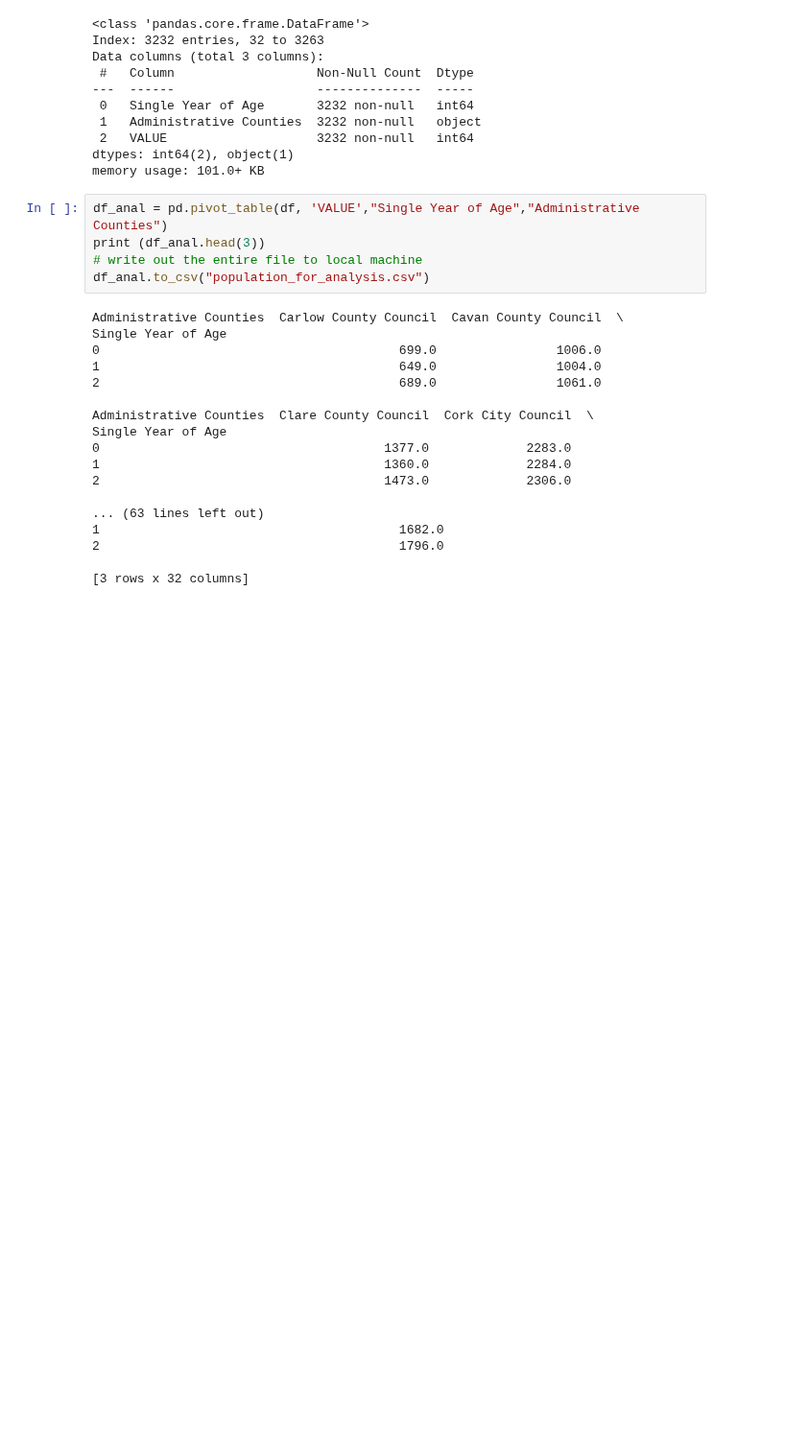
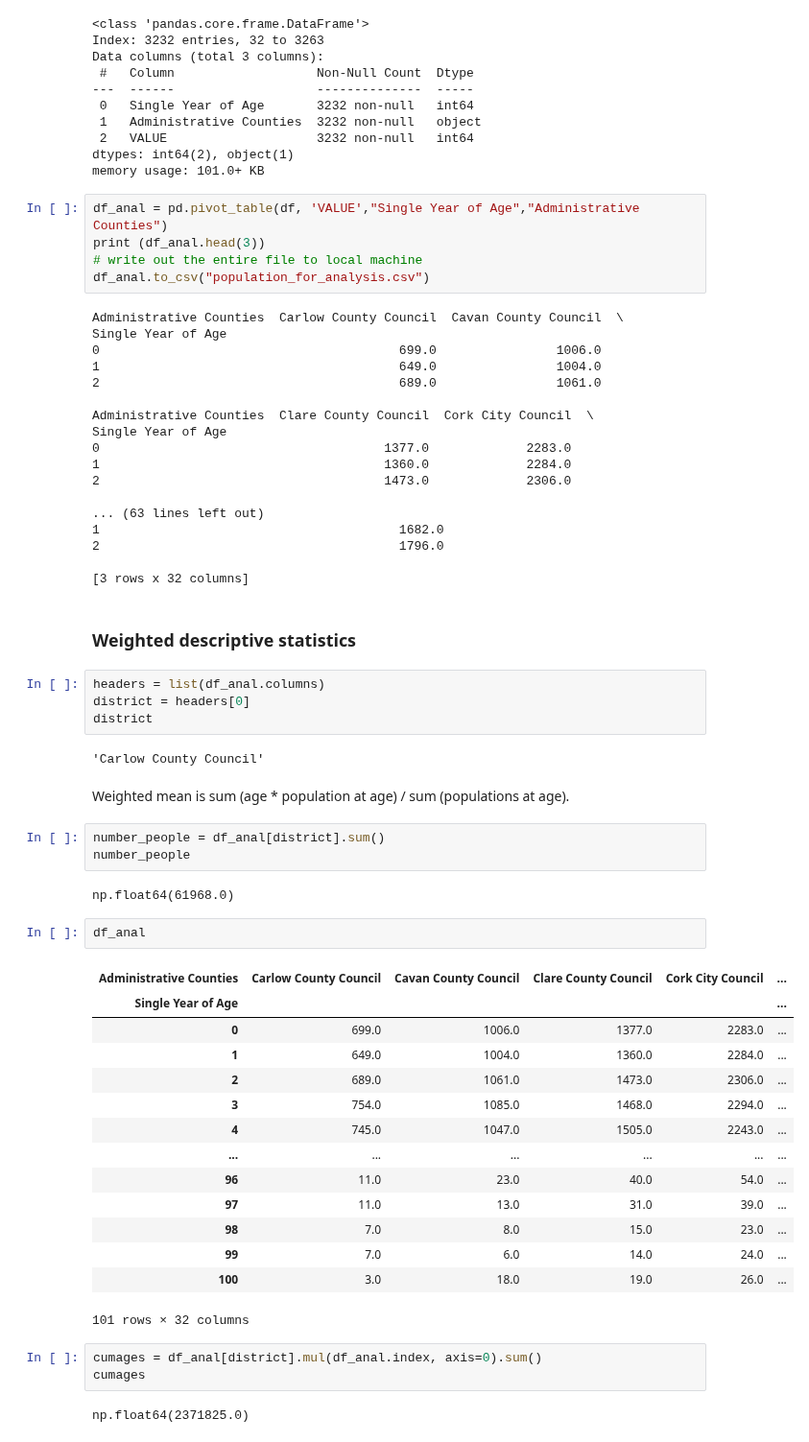
Before and after one commit to elainecazetta/programming-for-data-analytics, a Jupyter notebook: my-work/Topic 5/weighted-stats.ipynb, the cells around one changed output. Shown at 96% size. Cells and saved outputs as stored; diff of their text form; blank space fills up the shorter version.

```diff
--- a/my-work/Topic 5/weighted-stats.ipynb
+++ b/my-work/Topic 5/weighted-stats.ipynb
@@ -85,3 +85,40 @@ Single Year of Age
 2                                        1796.0
 
 [3 rows x 32 columns]
+# %% [markdown]
+### Weighted descriptive statistics
+# %%
+headers = list(df_anal.columns)
+district = headers[0]
+district
+# %% [output]
+'Carlow County Council'
+# %% [markdown]
+Weighted mean is sum (age * population at age) / sum (populations at age).
+# %%
+number_people = df_anal[district].sum()
+number_people
+# %% [output]
+np.float64(61968.0)
+# %%
+df_anal
+# %% [output]
+| Administrative Counties | Carlow County Council | Cavan County Council | Clare County Council | Cork City Council | ... |
+| Single Year of Age |  |  |  |  | ... |
+| 0 | 699.0 | 1006.0 | 1377.0 | 2283.0 | ... |
+| 1 | 649.0 | 1004.0 | 1360.0 | 2284.0 | ... |
+| 2 | 689.0 | 1061.0 | 1473.0 | 2306.0 | ... |
+| 3 | 754.0 | 1085.0 | 1468.0 | 2294.0 | ... |
+| 4 | 745.0 | 1047.0 | 1505.0 | 2243.0 | ... |
+| ... | ... | ... | ... | ... | ... |
+| 96 | 11.0 | 23.0 | 40.0 | 54.0 | ... |
+| 97 | 11.0 | 13.0 | 31.0 | 39.0 | ... |
+| 98 | 7.0 | 8.0 | 15.0 | 23.0 | ... |
+| 99 | 7.0 | 6.0 | 14.0 | 24.0 | ... |
+| 100 | 3.0 | 18.0 | 19.0 | 26.0 | ... |
+101 rows × 32 columns
+# %%
+cumages = df_anal[district].mul(df_anal.index, axis=0).sum()
+cumages
+# %% [output]
+np.float64(2371825.0)
```
Also changed, not shown: parts of 15 cells of this notebook.
